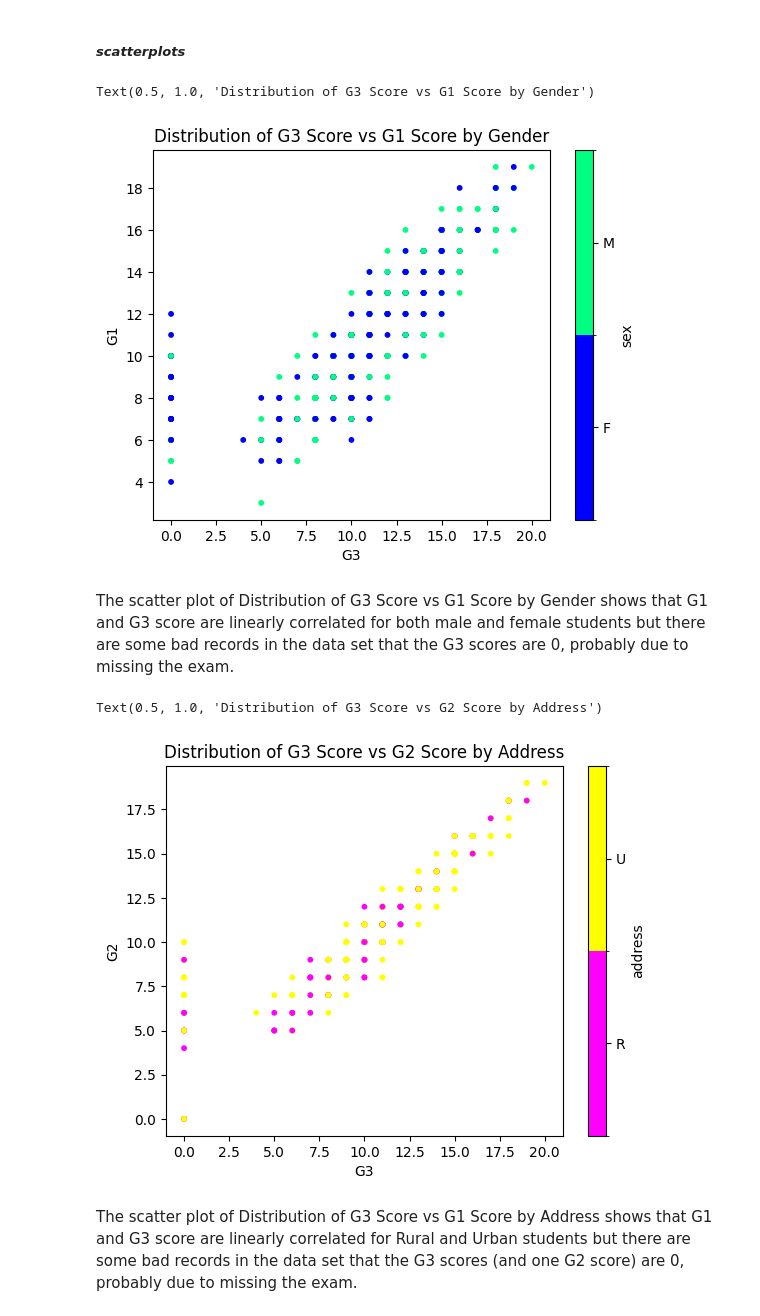
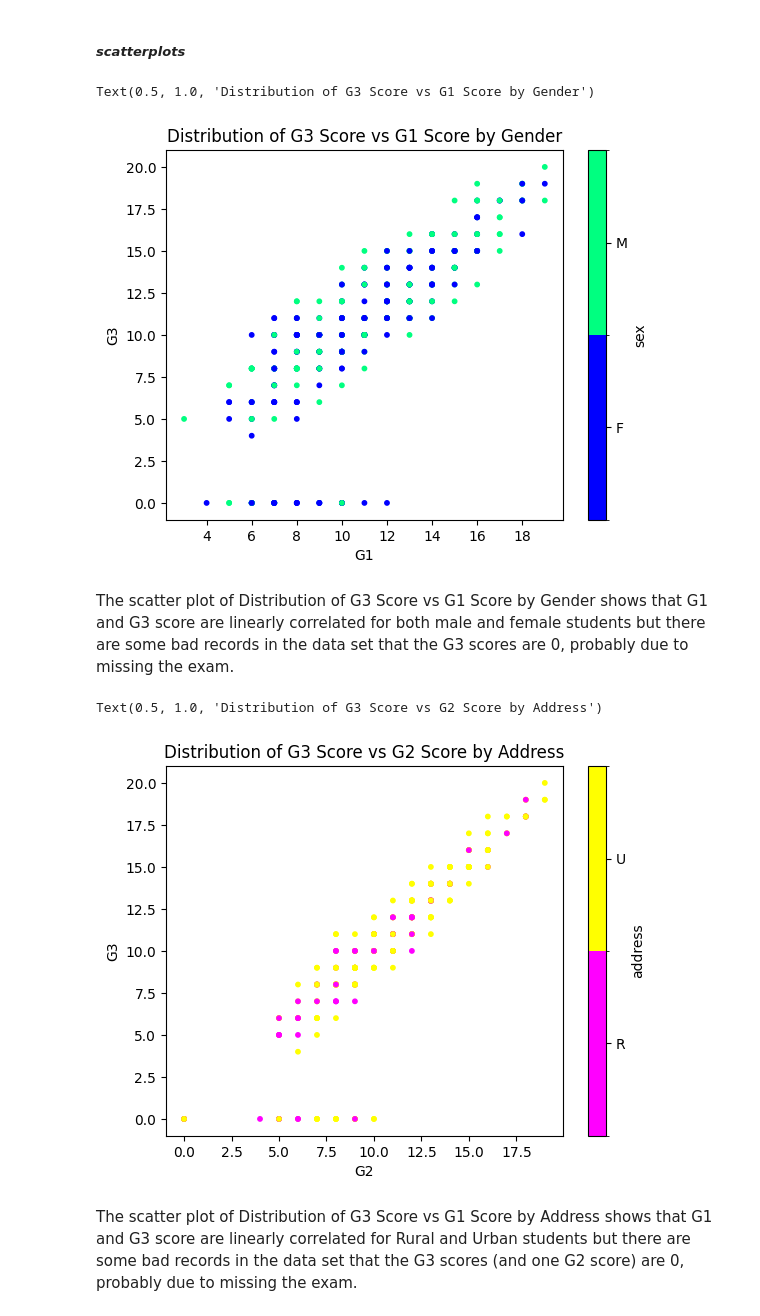
Before and after one commit to franklinzhou-ncsu/new_repo_554, a Jupyter notebook: ST_554_Homework_4.ipynb, the cells around one changed output. Drawn from its saved outputs; the diff is of its cells as text; code cells hidden in the pictures.

```diff
--- a/ST_554_Homework_4.ipynb
+++ b/ST_554_Homework_4.ipynb
@@ -177,21 +177,21 @@ The boxplot shows that the male students have a little bit higher Q1, median and
 ##### *scatterplots*
 # %%
 student_data["sex"] = student_data["sex"].astype("category")
-student_data.plot.scatter(x = "G3", y = "G1", c = "sex", cmap = "winter", s = 10)
+student_data.plot.scatter(x = "G1", y = "G3", c = "sex", cmap = "winter", s = 10)
 # cmap code: https://matplotlib.org/stable/users/explain/colors/colormaps.html
 plt.title("Distribution of G3 Score vs G1 Score by Gender")
 # %% [output]
 Text(0.5, 1.0, 'Distribution of G3 Score vs G1 Score by Gender')
-[figure, old version]
+[figure, new version]
 # %% [markdown]
 The scatter plot of Distribution of G3 Score vs G1 Score by Gender shows that G1 and G3 score are linearly correlated for both male and female students but there are some bad records in the data set that the G3 scores are 0, probably due to missing the exam.
 # %%
 student_data["address"] = student_data["address"].astype("category")
-student_data.plot.scatter(x = "G3", y = "G2", c = "address", cmap = "spring", s = 10)
+student_data.plot.scatter(x = "G2", y = "G3", c = "address", cmap = "spring", s = 10)
 plt.title("Distribution of G3 Score vs G2 Score by Address")
 # %% [output]
 Text(0.5, 1.0, 'Distribution of G3 Score vs G2 Score by Address')
-[figure, old version]
+[figure, new version]
 # %% [markdown]
 The scatter plot of Distribution of G3 Score vs G1 Score by Address shows that G1 and G3 score are linearly correlated for Rural and Urban students but there are some bad records in the data set that the G3 scores (and one G2 score) are 0, probably due to missing the exam.
 # %% [markdown]
```
Also changed, not shown: parts of 1 cell of this notebook.
